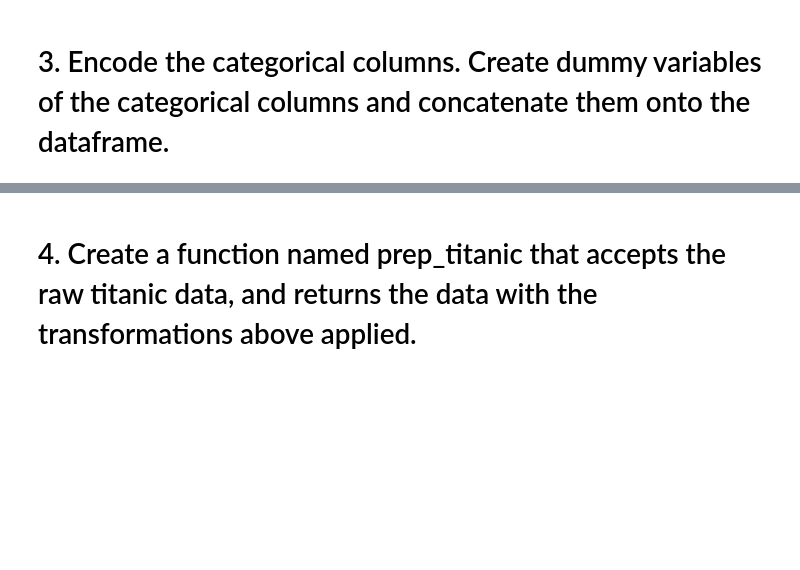
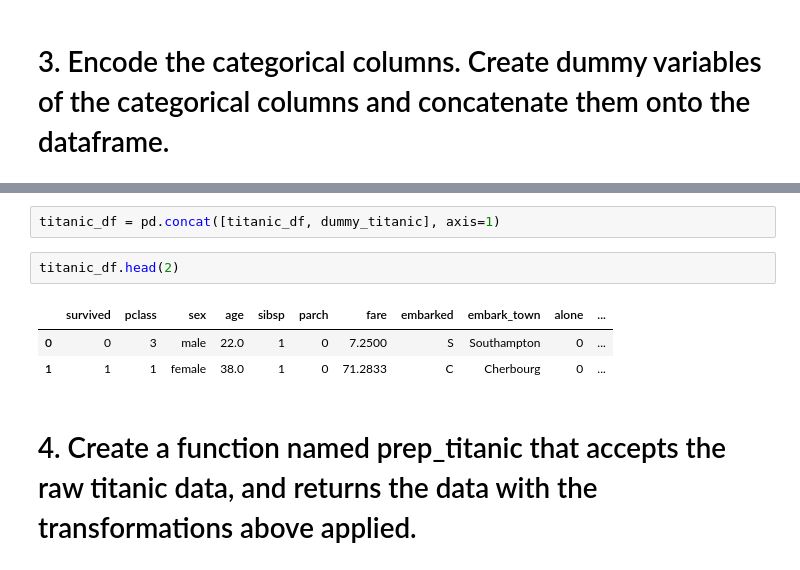
Before and after one commit to manuelparra1/classification-exercises, a Jupyter notebook: classification_exercises.ipynb, the cells around one changed output, grey strips where cells are left out. Drawn from its saved outputs; the diff is of its cells as text; blank space fills up the shorter version.

```diff
--- a/classification_exercises.ipynb
+++ b/classification_exercises.ipynb
@@ -423,2 +520,10 @@ iris_df.drop(columns=to_drop,inplace=True)
+# %%
+titanic_df = pd.concat([titanic_df, dummy_titanic], axis=1)
+# %%
+titanic_df.head(2)
+# %% [output]
+|  | survived | pclass | sex | age | sibsp | parch | fare | embarked | embark_town | alone | ... |
+| 0 | 0 | 3 | male | 22.0 | 1 | 0 | 7.2500 | S | Southampton | 0 | ... |
+| 1 | 1 | 1 | female | 38.0 | 1 | 0 | 71.2833 | C | Cherbourg | 0 | ... |
 # %% [markdown]
 # 4. Create a function named prep_titanic that accepts the raw titanic data, and returns the data with the transformations above applied.
```
Also changed, not shown: parts of 42 cells of this notebook.
